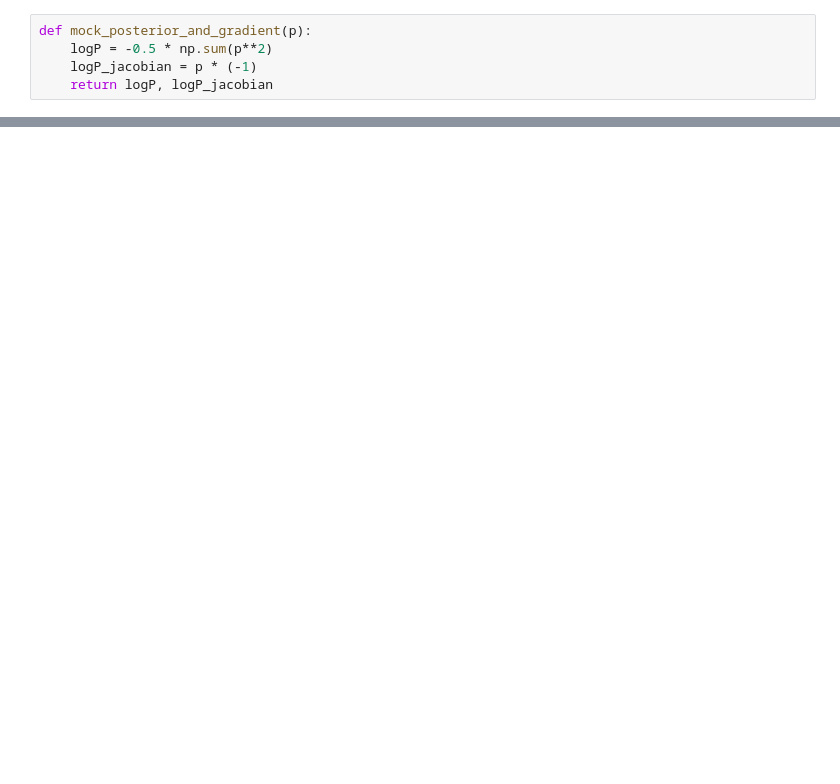
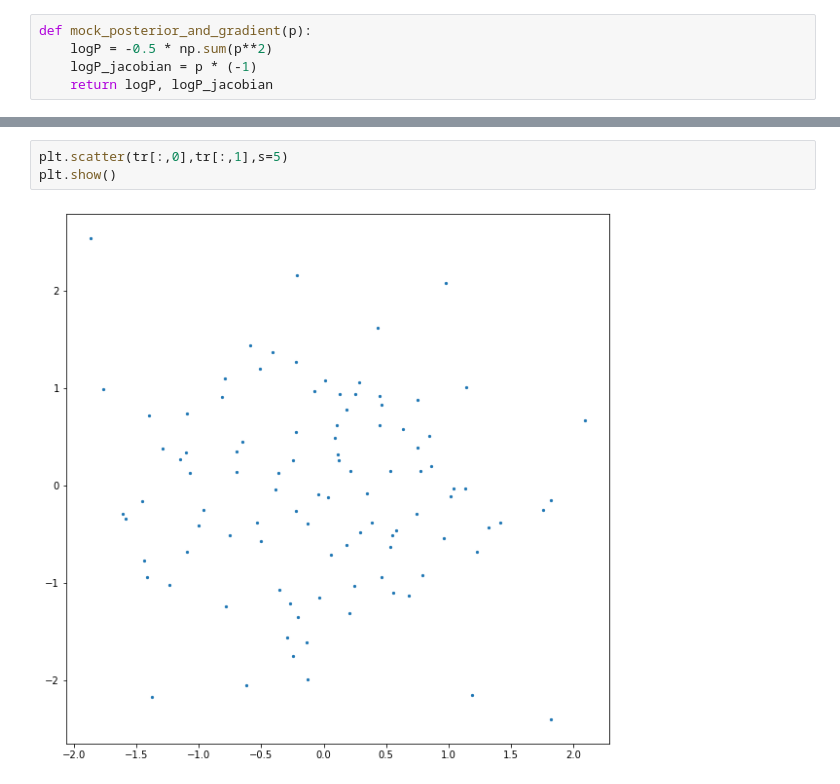
Before and after one commit to Orion-51/jax-cosmo-paper, a Jupyter notebook: notebooks/rhys_v2.ipynb, the cells around one changed output, grey strips where cells are left out. Saved outputs shown, nothing was run; the diff lists cells and outputs as text; blank space fills up the shorter version.

```diff
--- a/notebooks/rhys_v2.ipynb
+++ b/notebooks/rhys_v2.ipynb
@@ -67,0 +77,5 @@ plt.show()
+# %%
+plt.scatter(tr[:,0],tr[:,1],s=5)
+plt.show()
+# %% [output]
+[figure, added]
```
Also changed, not shown: parts of 5 cells of this notebook, 2 other files.
